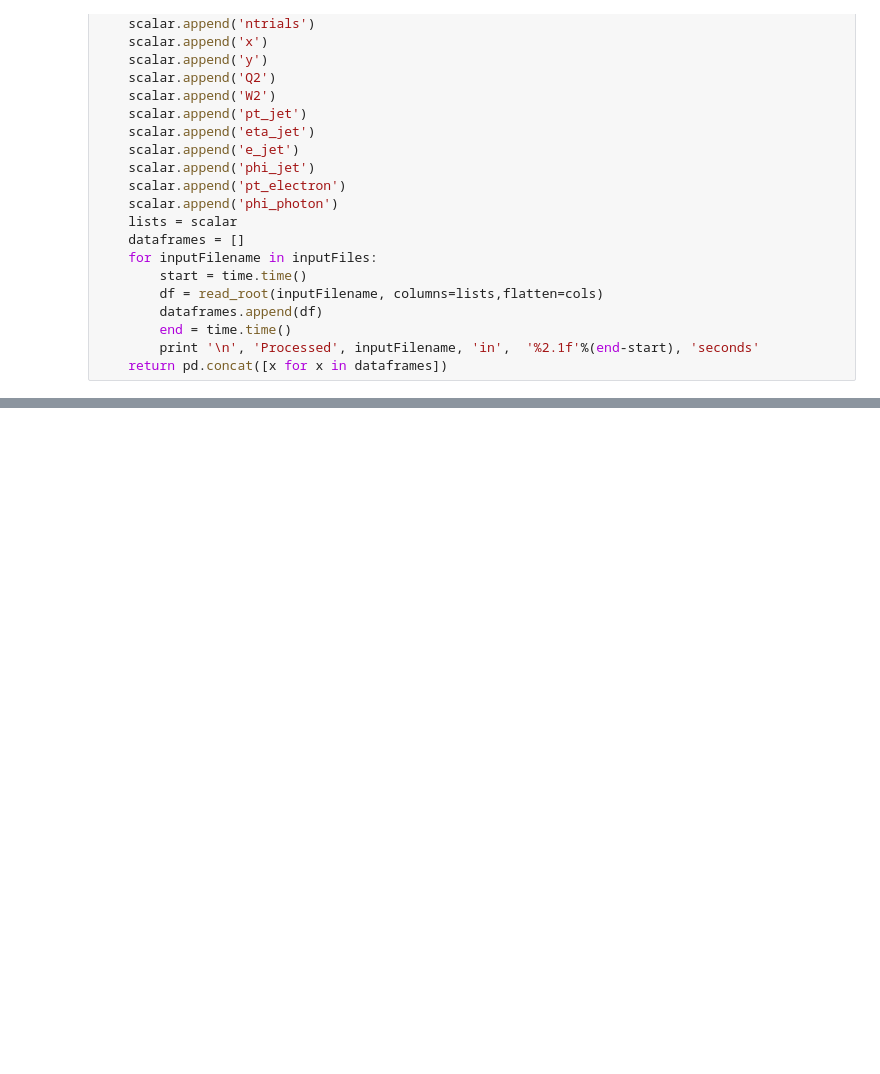
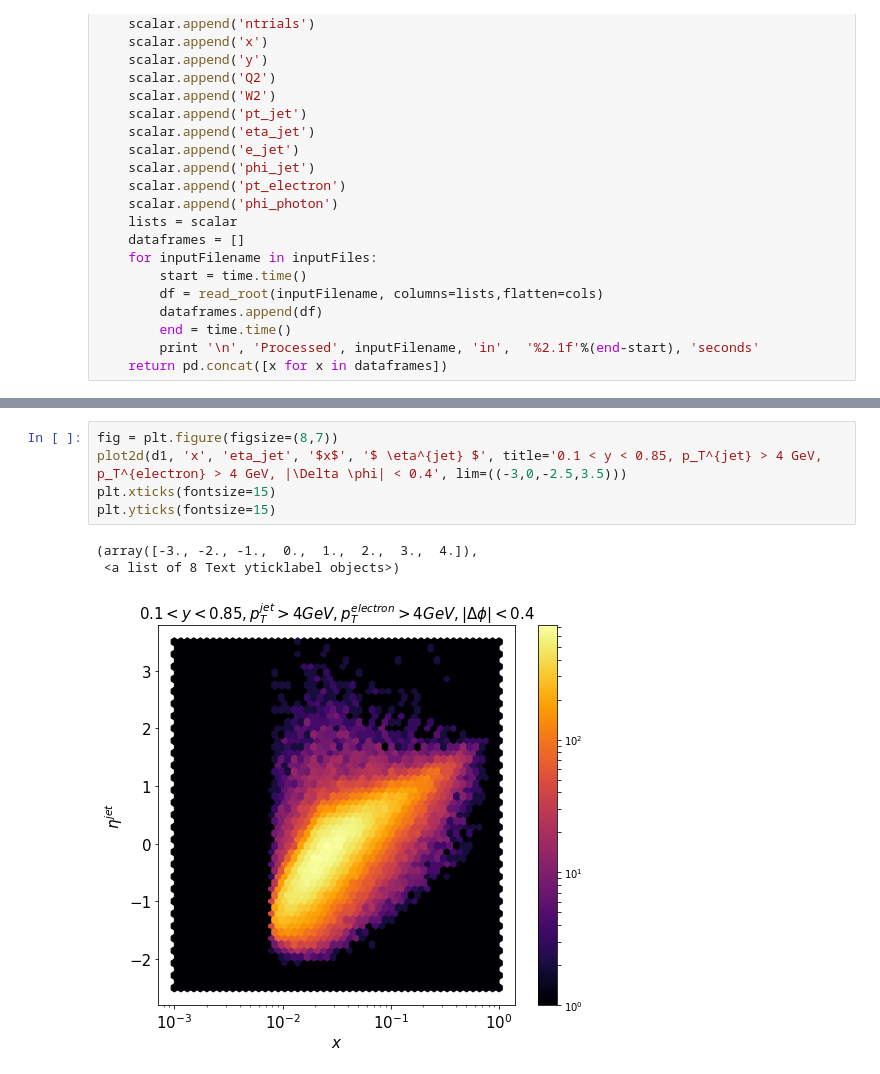
Before and after one commit to y-song/notebooks, a Jupyter notebook: eta_jet_vs_x.ipynb, the cells around one changed output, grey strips where cells are left out. Cells and saved outputs as stored; diff of their text form; blank space fills up the shorter version.

```diff
--- a/eta_jet_vs_x.ipynb
+++ b/eta_jet_vs_x.ipynb
@@ -69,0 +70,9 @@ plt.savefig('images/eta_jet_vs_x.pdf', bbox_inches='tight')
+# %%
+fig = plt.figure(figsize=(8,7))
+plot2d(d1, 'x', 'eta_jet', '$x$', '$ \eta^{jet} $', title='0.1 < y < 0.85, p_T^{jet} > 4 GeV, p_T^{electron} > 4 GeV, |\Delta \phi| < 0.4', lim=((-3,0,-2.5,3.5)))
+plt.xticks(fontsize=15)
+plt.yticks(fontsize=15)
+# %% [output]
+(array([-3., -2., -1.,  0.,  1.,  2.,  3.,  4.]),
+ <a list of 8 Text yticklabel objects>)
+[figure, added]
```
Also changed, not shown: parts of 3 cells of this notebook.
